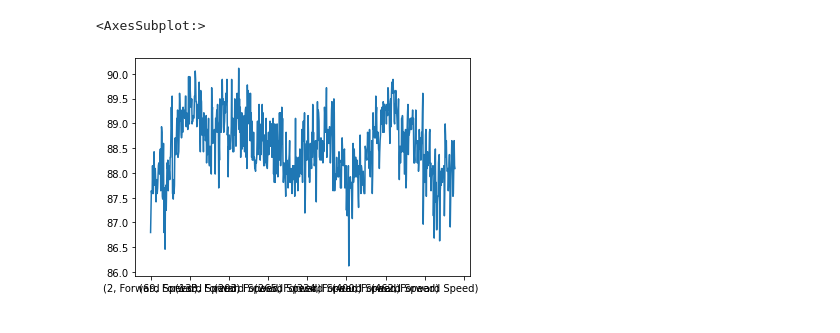
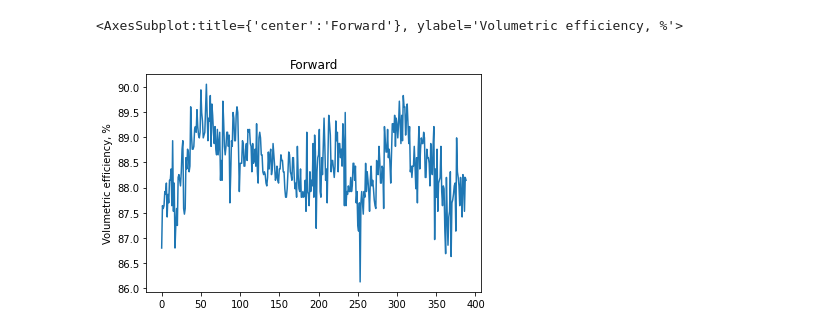
Before and after one commit to ivanokhotnikov/effmap, a Jupyter notebook: Notebooks/validation.ipynb, the cells around one changed output. Saved outputs shown, nothing was run; the diff lists cells and outputs as text; code cells hidden in the pictures.

Commit message:
Validation notebook update. Test data exploration

```diff
--- a/Notebooks/validation.ipynb
+++ b/Notebooks/validation.ipynb
@@ -39,6 +38,11 @@ plt.legend()
 [figure]
-# %%
-vol_eff.astype(float).plot()
-# %% [output]
-<AxesSubplot:>
-[figure, removed]
+# %%
+df = data[['Serial No','Forward Speed', 'Reverse Speed']]
+df[['Forward Speed', 'Reverse Speed']] = df[['Forward Speed', 'Reverse Speed']].astype(float) / 1780 * 1e2
+# %%
+df_forward = df['Forward Speed'].reset_index(drop=True)
+df_forward_np = np.array(df_forward)
+df_forward.plot(title='Forward', ylabel='Volumetric efficiency, %')
+# %% [output]
+<AxesSubplot:title={'center':'Forward'}, ylabel='Volumetric efficiency, %'>
+[figure, added]
```
Also changed, not shown: parts of 14 cells of this notebook.
